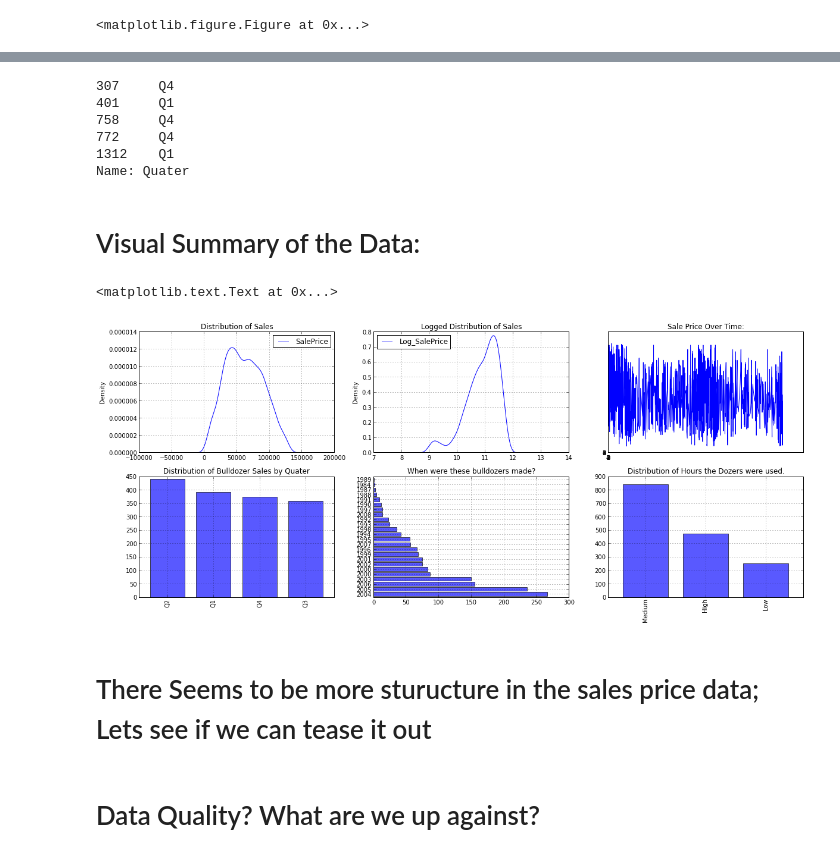
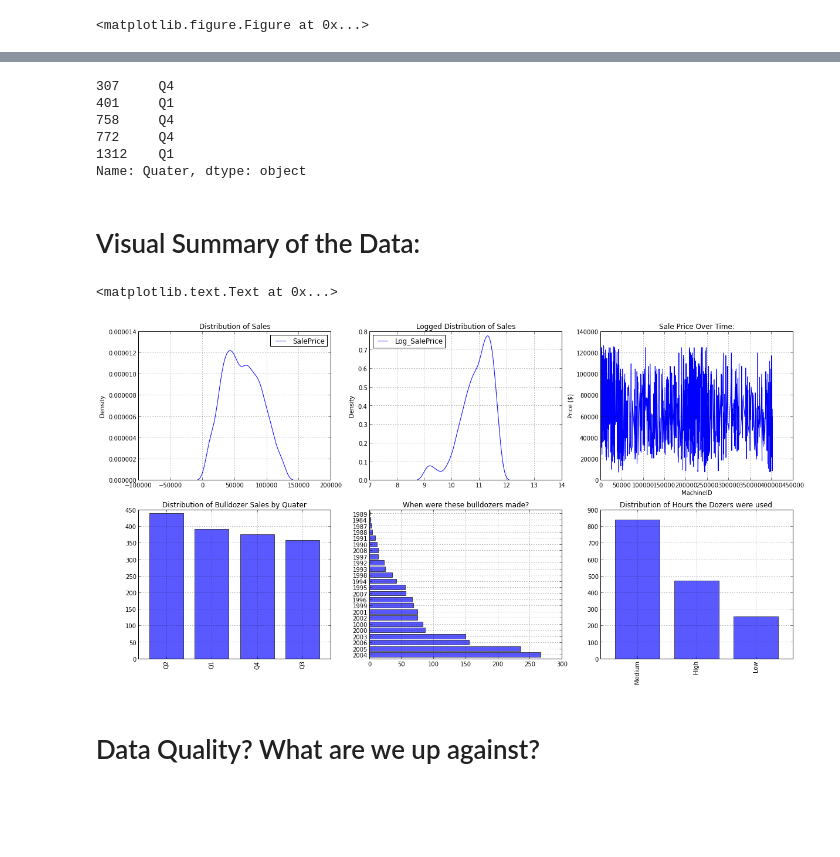
Before and after one commit to agconti/BlueBook, a Jupyter notebook: BlueBook.ipynb, the cells around one changed output, grey strips where cells are left out. Cells and saved outputs as stored; diff of their text form; code cells hidden in the pictures; blank space fills up the shorter version.

```diff
--- a/BlueBook.ipynb
+++ b/BlueBook.ipynb
@@ -16,4 +16,4 @@ import kaggelaux as ka
 # %%
-df=pd.read_csv("C:\\Users\\Andrew\\Documents\\Kaggle\\Blue Book For Bulldozers\\Dups\\trainapp2.csv")
-df=df.ix[:,'MachineID':'state']
+df=pd.read_csv("trainapp2.csv") # Import Data
+df=df.ix[:,'MachineID':'state'] # Remove extraneous Features
 # %%
@@ -40,4 +41 @@ def MfgClean(s):
     return s
-# %%
-dfs=df.sort(columns='saledate')
-dfs.saledate
@@ -69,5 +46,5 @@ df=df.dropna()
 # %%
-df['Quater']=df.saledate.apply(ka.quater_maker)
+df['Quater'] = df.saledate.apply(agc.quater_maker)
 df.Quater.head()
 # %% [output]
 307     Q4
@@ -75,4 +52,4 @@ df.Quater.head()
 758     Q4
 772     Q4
 1312    Q1
-Name: Quater
+Name: Quater, dtype: object
@@ -82,42 +56,42 @@ Name: Quater
 # %% [markdown]
 # Visual Summary of the Data:
 # %%
-fig=plt.figure(figsize=(20,8))
-df['Log_SalePrice']=df.SalePrice.apply(lambda x: log(x))
-a=.65
+fig = plt.figure(figsize=(20,10))
+df['Log_SalePrice'] = df.SalePrice.apply(lambda x: log(x)) # transforms sales price
+a=.65 # sets the alpha level
 
 fig.add_subplot(2,3,1)
 df.SalePrice.plot(kind='kde')
 title("Distribution of Sales"); legend(loc='best')
 
 fig.add_subplot(2,3,2)
 df.Log_SalePrice.plot(kind='kde')
 title("Logged Distribution of Sales"); legend(loc='best')
 
 #ax=plt.subplot2grid((2, 3), (1, 3), rowspan=2)
 fig.add_subplot(2,3,5)
 df.YearMade.value_counts().plot(kind='barh', alpha=a)
 title("When were these bulldozers made?")
 # you could show a distrubution of how old they are
 
 fig.add_subplot(2,3,4)
-df.Quater.value_counts().plot(kind='bar',alpha=a)
+df.Quater.value_counts().plot(kind='bar',alpha= a)
 title("Distribution of Bulldozer Sales by Quater")
 
 fig.add_subplot(2,3,3)
 df.SalePrice.plot(df.saledate)
 title("Sale Price Over Time:")
-plt.xticks(np.arange(0,5))
-plt.yticks(np.arange(0,5))
+plt.xlabel('MachineID')
+plt.ylabel('Price ($)')
+#plt.xticks(np.arange(0,5))
+#plt.yticks(np.arange(0,5))
 
 fig.add_subplot(2,3,6)
 df.UsageBand.value_counts().plot(kind='bar', alpha=a)
 title("Distribution of Hours the Dozers were used. ")
 # %% [output]
 <matplotlib.text.Text at 0x...>
-[figure, old version]
+[figure, new version]
-# %% [markdown]
-# There Seems to be more sturucture in the sales price data; Lets see if we can tease it out
 # %% [markdown]
 # Data Quality? What are we up against?
 # %% [markdown]
```
Also changed, not shown: parts of 34 cells of this notebook.
